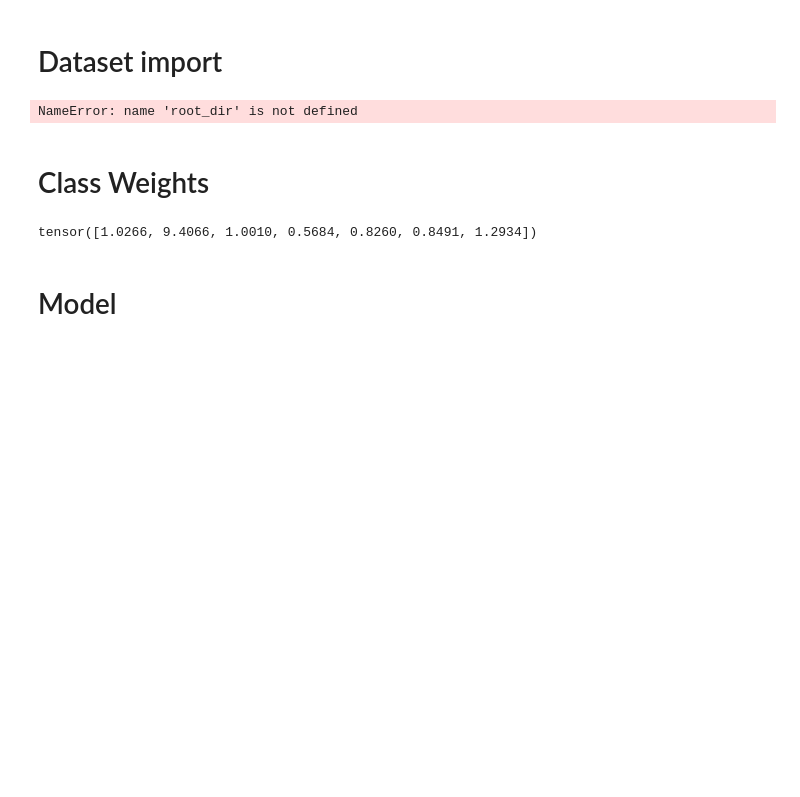
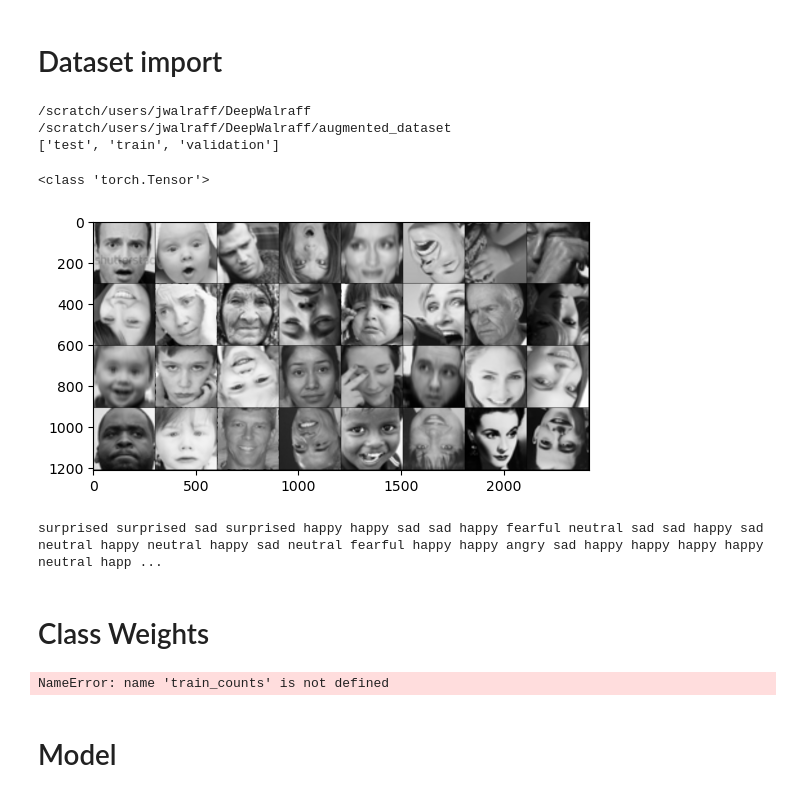
Before and after one commit to Ziboce/DeepLearning, a Jupyter notebook: project.ipynb, the cells around one changed output. Saved outputs shown, nothing was run; the diff lists cells and outputs as text; code cells hidden in the pictures; blank space fills up the shorter version.

```diff
--- a/project.ipynb
+++ b/project.ipynb
@@ -82,14 +68,44 @@ Synced 4 W&B file(s), 0 media file(s), 0 artifact file(s) and 0 other file(s)
 Find logs at: .\wandb\run-20240401_143942-23hv02ky\logs
 # %% [markdown]
 # Dataset import
+# %%
+print(os.getcwd())
+os.chdir("/scratch/users/jwalraff/DeepWalraff/augmented_dataset")
+print(os.getcwd())
+print(os.listdir(os.getcwd()))
+# %% [output]
+/scratch/users/jwalraff/DeepWalraff
+/scratch/users/jwalraff/DeepWalraff/augmented_dataset
+['test', 'train', 'validation']
 # %%
 import datasetCreation
 
-train_loader = datasetCreation.getDataLoader(root_dir, 32, num_workers= 4, mode='train')
-train_loader = datasetCreation.getDataLoader(root_dir, 32, mode='validation')
-train_loader = datasetCreation.getDataLoader(root_dir, 32, mode='test')
+root_dir = "/scratch/users/jwalraff/DeepWalraff/augmented_dataset"
+validation_dir = os.path.join(root_dir, "validation")
+categories = os.listdir(validation_dir)
+
+transform = transforms.Compose([
+    transforms.ToTensor()
+])
+
+train_loader = datasetCreation.getDataLoader(root_dir, 32, num_workers= 4, mode='train', transform=transform)
+validation_loader = datasetCreation.getDataLoader(root_dir, 32, mode='validation', transform=transform)
+test_loader = datasetCreation.getDataLoader(root_dir, 32, mode='test', transform=transform)
-# %% [output]
-NameError: name 'root_dir' is not defined
+# %%
+# comes from hw2
+def show_images(img):
+    plt.imshow(transforms.functional.to_pil_image(img), cmap='gray')
+    plt.show()
+
+# show the images from a batch
+images, labels = next(iter(train_loader))
+print(type(images))
+show_images(utils.make_grid(images))
+print(*[categories[l] for l in labels])
+# %% [output]
+<class 'torch.Tensor'>
+[figure, added]
+surprised surprised sad surprised happy happy sad sad happy fearful neutral sad sad happy sad neutral happy neutral happy sad neutral fearful happy happy angry sad happy happy happy happy neutral happ ...
 # %% [markdown]
 # Class Weights
 # %%
@@ -104,7 +120,7 @@ for i, n_sample_i in enumerate(train_counts):
 weights = torch.tensor(weights, dtype=torch.float)
 weights
 # %% [output]
-tensor([1.0266, 9.4066, 1.0010, 0.5684, 0.8260, 0.8491, 1.2934])
+NameError: name 'train_counts' is not defined
 # %% [markdown]
 # Model
 # %%
```
Also changed, not shown: parts of 1 cell of this notebook, 2 other files.
